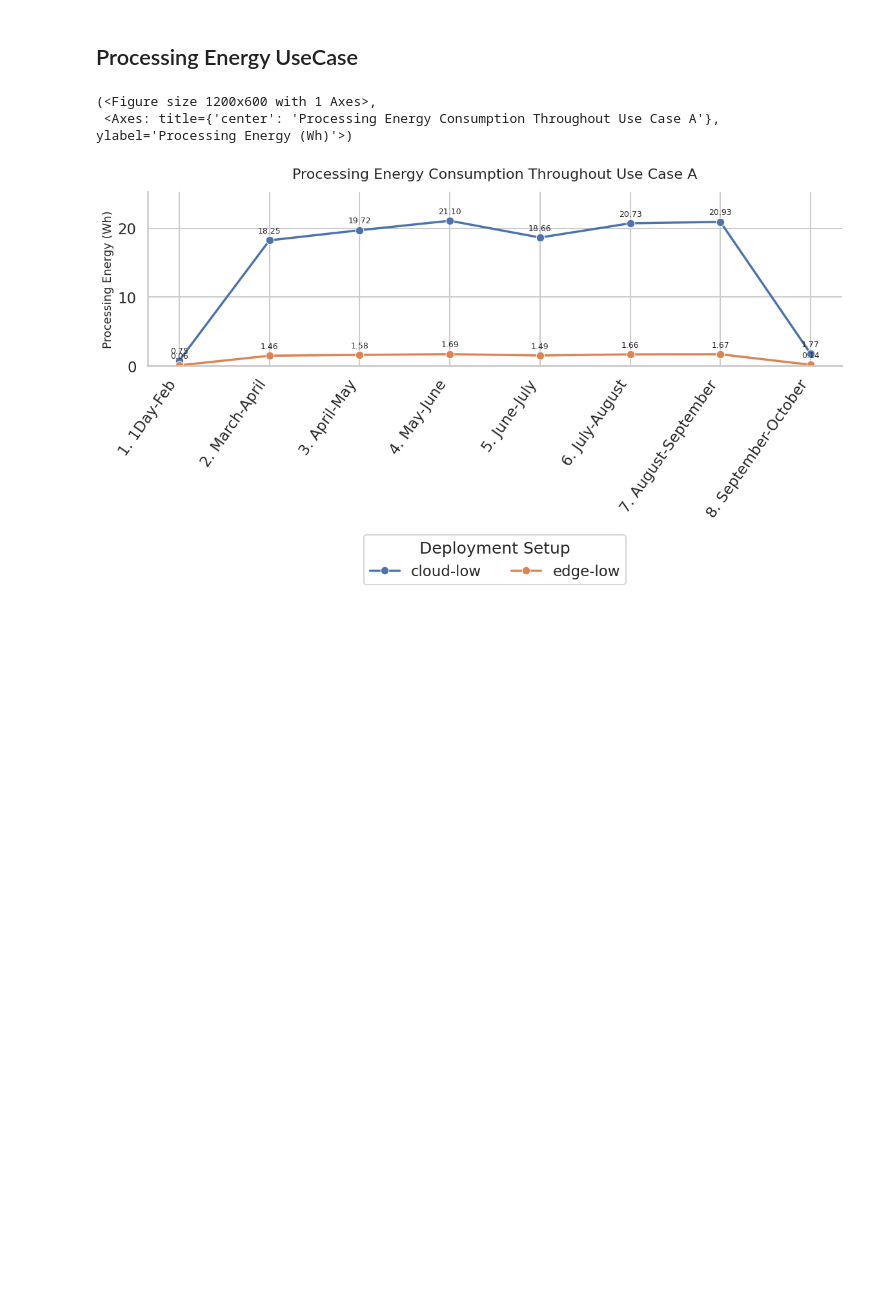
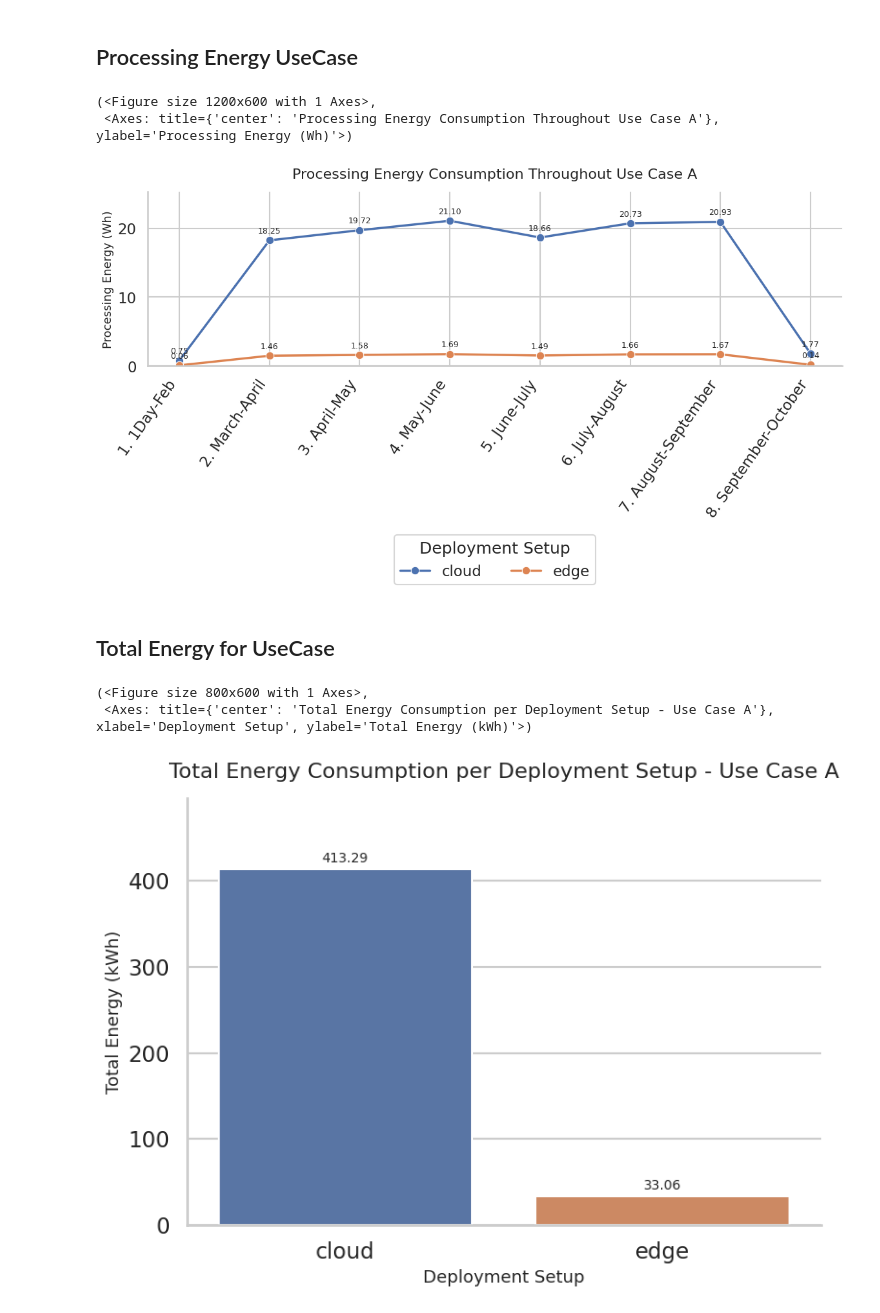
Before and after one commit to openagri-eu/OpenAgri-Benchmark, a Jupyter notebook: openagri_benchmark/postprocessing/UseCases.ipynb, the cells around one changed output. Saved outputs shown, nothing was run; the diff lists cells and outputs as text; code cells hidden in the pictures; blank space fills up the shorter version.

```diff
--- a/openagri_benchmark/postprocessing/UseCases.ipynb
+++ b/openagri_benchmark/postprocessing/UseCases.ipynb
@@ -108,8 +109,8 @@ use_case_a_low_edge_mocked["totals"]["total_energy"] = (
 )
 
 use_case_1_results = {
-    "cloud-low": use_case_a_low_cloud_results,
-    "edge-low":  use_case_a_low_edge_mocked,
+    "cloud": use_case_a_low_cloud_results,
+    "edge":  use_case_a_low_edge_mocked,
 }
 # %% [markdown]
 ## Processing Energy UseCase
@@ -118,4 +119,12 @@ plot_use_case_processing_energy_by_step(use_case_1_results, use_case='A')
 # %% [output]
 (<Figure size 1200x600 with 1 Axes>,
  <Axes: title={'center': 'Processing Energy Consumption Throughout Use Case A'}, ylabel='Processing Energy (Wh)'>)
-[figure, old version]
+[figure, new version]
+# %% [markdown]
+## Total Energy for UseCase
+# %%
+plot_use_case_total_energy_by_setup(use_case_1_results, use_case="A")
+# %% [output]
+(<Figure size 800x600 with 1 Axes>,
+ <Axes: title={'center': 'Total Energy Consumption per Deployment Setup - Use Case A'}, xlabel='Deployment Setup', ylabel='Total Energy (kWh)'>)
+[figure, added]
```
Also changed, not shown: parts of 3 cells of this notebook, 2 other files.
